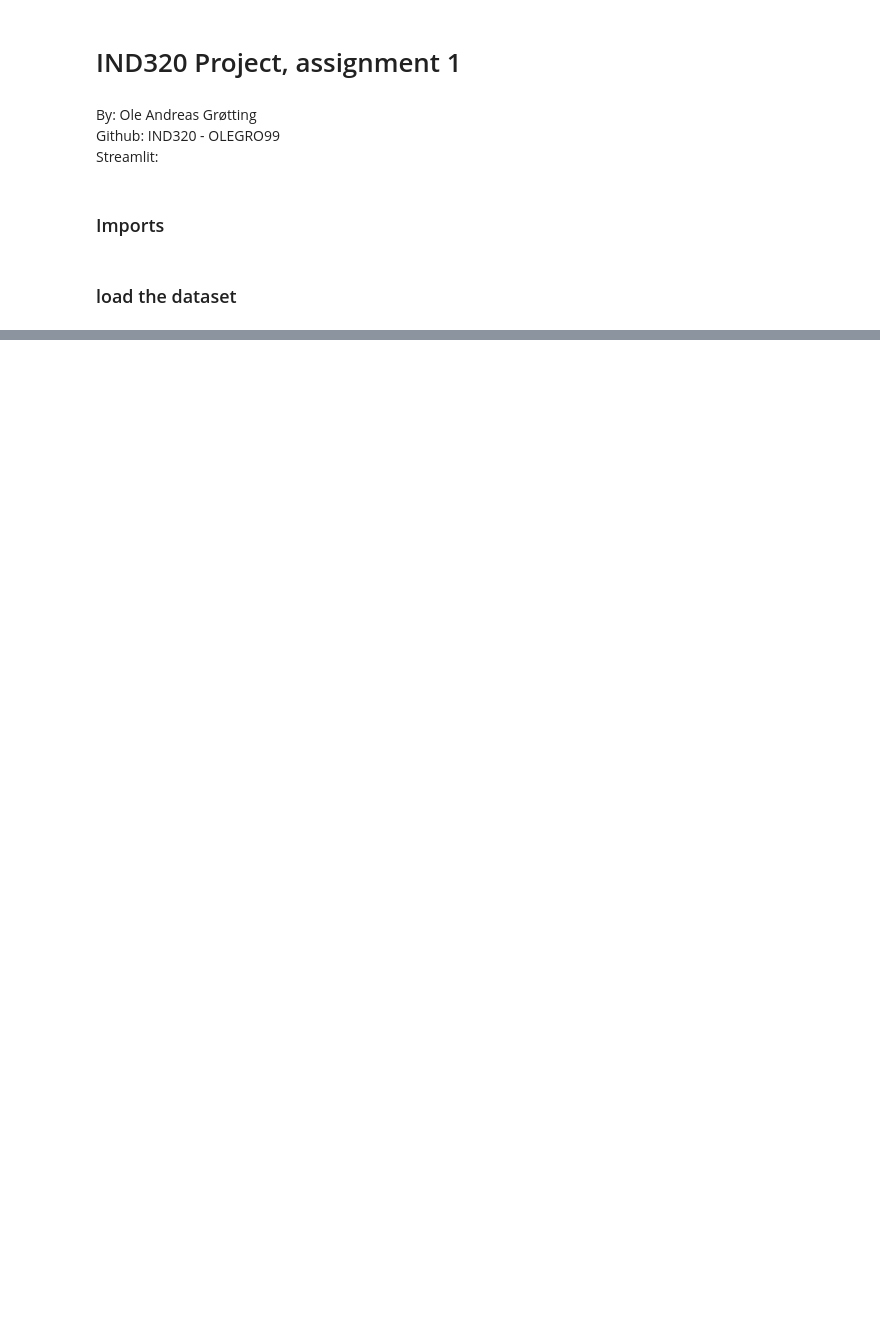
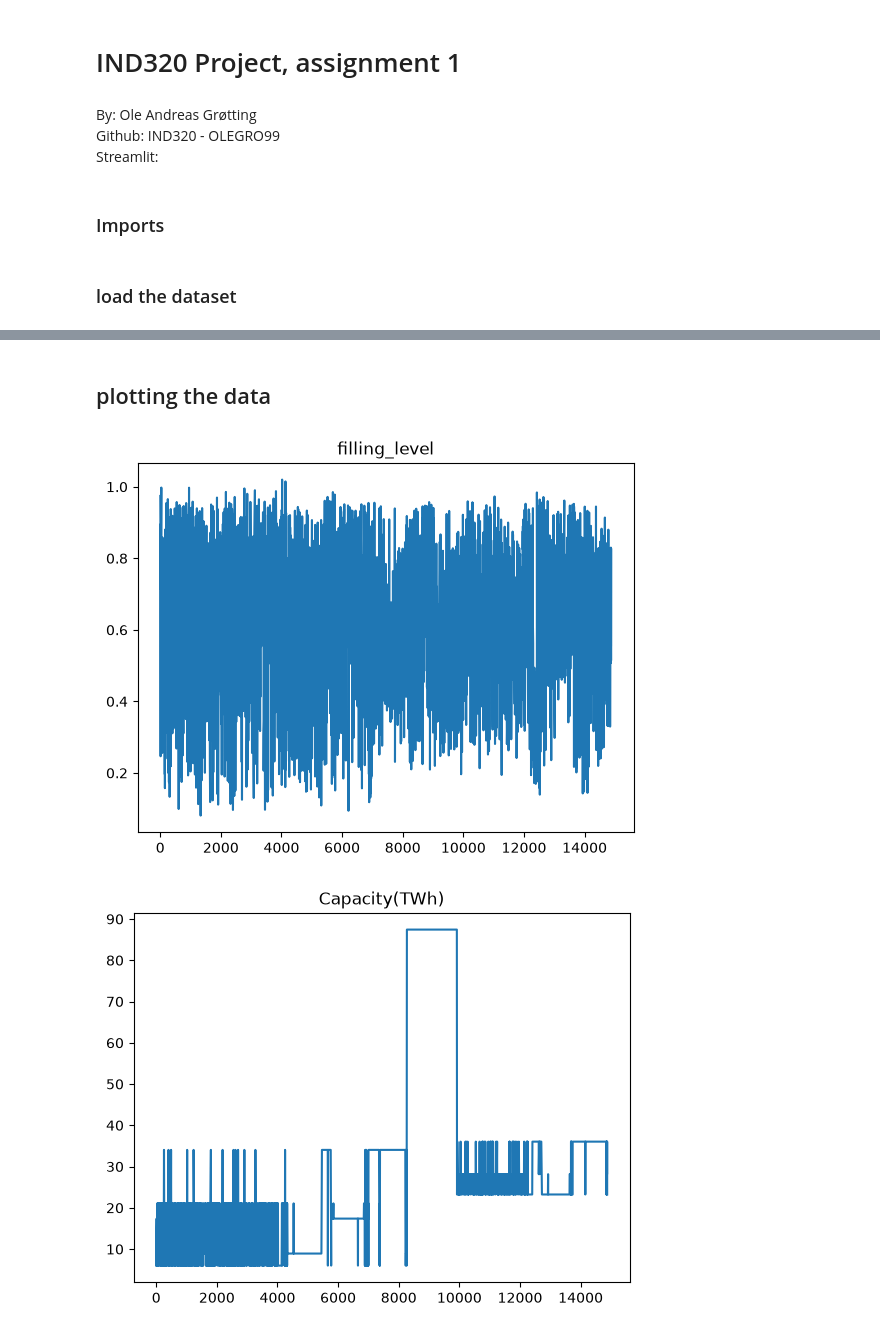
Before and after one commit to olegro99/IND320-OLEGRO99, a Jupyter notebook: D2Dbook/app.ipynb, the cells around one changed output, grey strips where cells are left out. Cells and saved outputs as stored; diff of their text form; code cells hidden in the pictures; blank space fills up the shorter version.

Commit message:
plotting and data cleaning

```diff
--- a/D2Dbook/app.ipynb
+++ b/D2Dbook/app.ipynb
@@ -24,0 +31,14 @@ def load_reservoir() -> pd.DataFrame:
+# %%
+reservoirs = reservoirs.rename(columns={"dato_Id": "Date",
+                                        "omrType": "Region",
+                                        "omrnr": "Region_Number",
+                                        "iso_aar": "iso_year",
+                                        "iso_uke": "iso_week",
+                                        "fyllingsgrad": "filling_level",
+                                        "kapasitet_TWh": "Capacity(TWh)",
+                                        "fylling_TWh": "Filled (TWh)",
+                                        "neste_Publiseringsdato": "Next_Publication_Date",
+                                        "fyllingsgrad_forrige_uke": "filling_level_previous_week",
+                                        "endring_fyllingsgrad": "change_filling_level"
+})
+reservoirs.head()
@@ -24,0 +52,9 @@ def load_reservoir() -> pd.DataFrame:
+# %%
+reservoirs['Next_Publication_Date'] = pd.to_datetime(reservoirs['Next_Publication_Date'], errors='coerce')
+reservoirs.loc[
+    reservoirs["Next_Publication_Date"].dt.year == 1,
+    "Next_Publication_Date"
+] = pd.NaT
+reservoirs = reservoirs.dropna(subset=["Next_Publication_Date"])
+reservoirs.head()
+# removing the rows with the year 1 in "neste publiseringsdato" and dropping the rows with NaT values in "neste publiseringsdato"
@@ -24,0 +99,25 @@ def load_reservoir() -> pd.DataFrame:
+# %% [markdown]
+## plotting the data
+# %%
+reservoirs["filling_level"].plot()
+plt.title("filling_level")
+plt.show()
+
+reservoirs["Capacity(TWh)"].plot()
+plt.title("Capacity(TWh)")
+plt.show()
+
+reservoirs["Filled (TWh)"].plot()
+plt.title("Filled (TWh)")
+plt.show()
+
+reservoirs["filling_level_previous_week"].plot()
+plt.title("filling_level_previous_week")
+plt.show()
+
+reservoirs["change_filling_level"].plot()
+plt.title("change_filling_level")
+plt.show()
+# %% [output]
+[figure, added]
+[figure, added]
```
Also changed, not shown: parts of 8 cells of this notebook.
